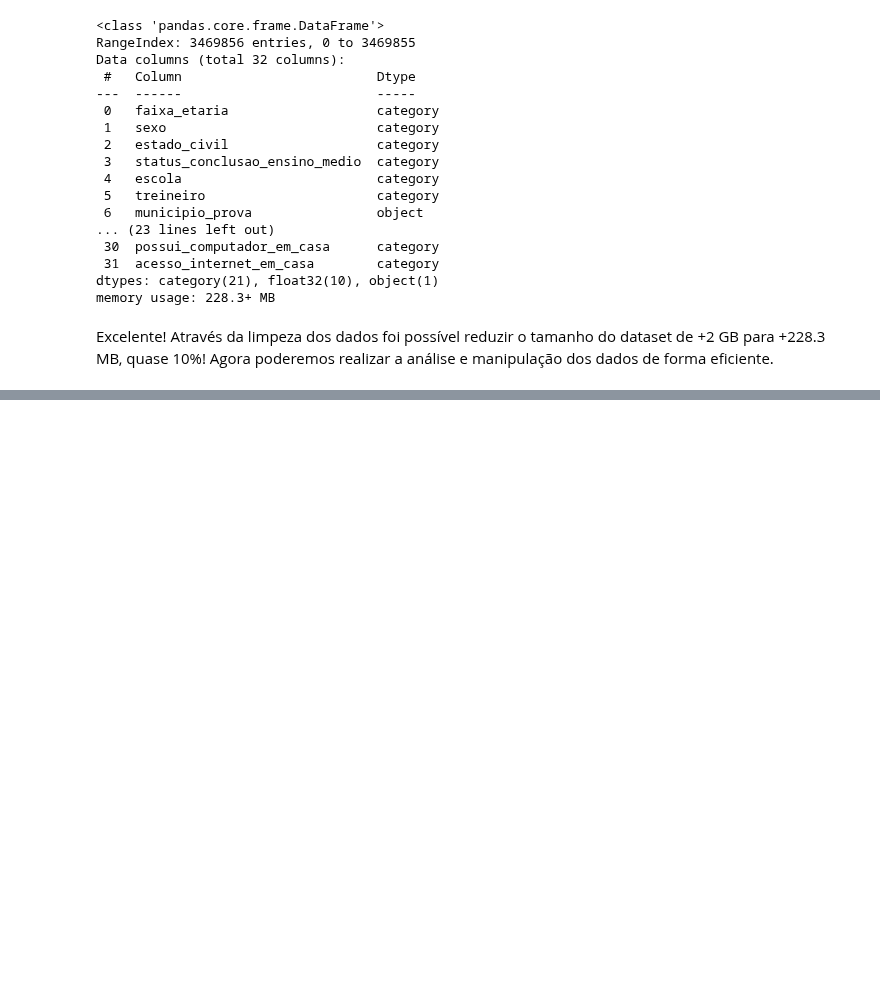
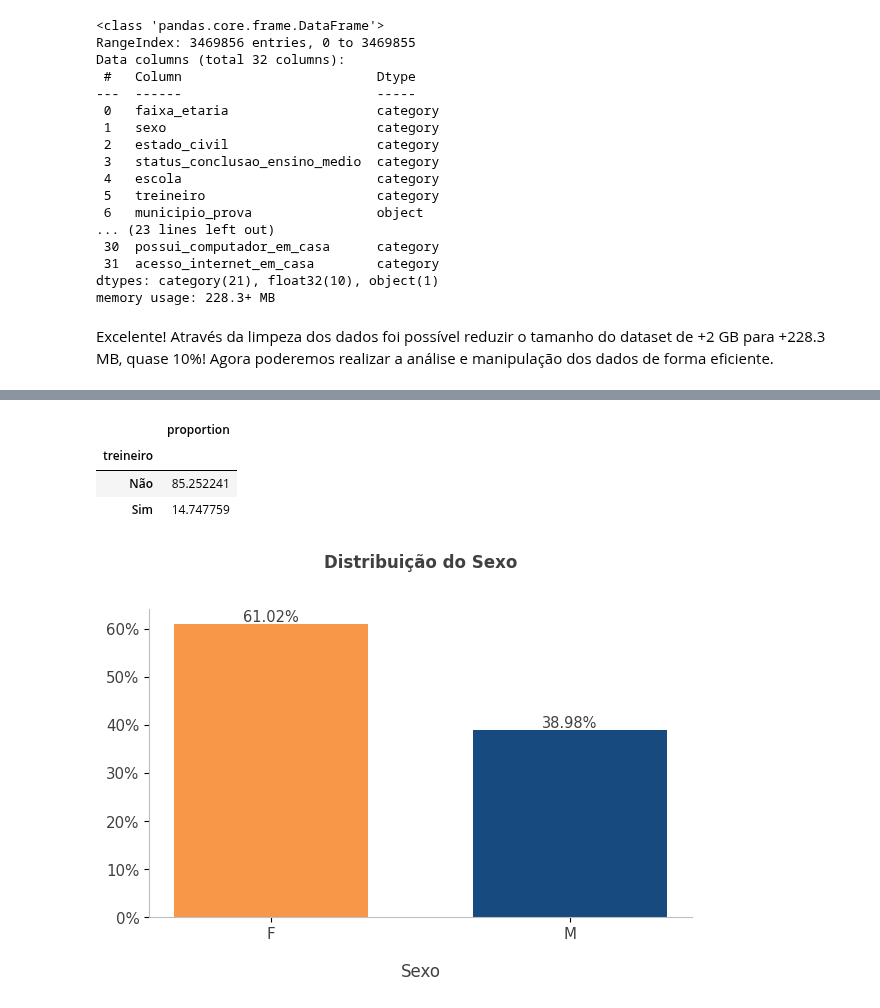
Before and after one commit to allmeidaapedro/Enem-Analysis, a Jupyter notebook: eda.ipynb, the cells around one changed output, grey strips where cells are left out. Drawn from its saved outputs; the diff is of its cells as text; code cells hidden in the pictures; blank space fills up the shorter version.

```diff
--- a/eda.ipynb
+++ b/eda.ipynb
@@ -507,0 +652,28 @@ Excelente! Através da limpeza dos dados foi possível reduzir o tamanho do data
+# %%
+(df['treineiro'].value_counts(normalize=True) * 100).to_frame()
+# %% [output]
+|  | proportion |
+| treineiro |  |
+| Não | 85.252241 |
+| Sim | 14.747759 |
+# %%
+# Grouping the data by sex.
+sex_grouped = df.groupby(['sexo'])[['sexo']].count().rename(columns={'sexo': 'count'}).reset_index().sort_values(by=['count'], ascending=False)
+sex_grouped['pct'] = round(sex_grouped['count'] / np.sum(sex_grouped['count']) * 100, 2)
+
+# Plotting and customizing.
+fig, ax = plt.subplots(figsize=(7, 4))
+bars = ax.bar(x=sex_grouped['sexo'], height=sex_grouped['pct'], color=[LARANJA1, AZUL1], width=0.65)
+for bar, pct in zip(bars, sex_grouped['pct']):
+    ax.text(bar.get_x() + bar.get_width() / 2, bar.get_height() + 0.5, f'{pct}%', ha='center', color=CINZA2, fontsize=10.5)
+ax.set_title('Distribuição do Sexo', color=CINZA2, fontweight='bold', fontsize=12, pad=30)
+ax.set_xlabel('Sexo', labelpad=15, color=CINZA2, fontsize=12)
+ax.set_xticks(ticks=sex_grouped['sexo'], labels=sex_grouped['sexo'], color=CINZA2, fontsize=10.8)
+ax.set_yticks(ticks=np.arange(0, 61, 10), labels=['0%', '10%', '20%', '30%', '40%', '50%', '60%'] , color=CINZA2, fontsize=10.8)
+ax.spines['top'].set_visible(False)
+ax.spines['right'].set_visible(False)
+ax.spines['left'].set_color(CINZA9)
+ax.spines['bottom'].set_color(CINZA9)
+plt.show()
+# %% [output]
+[figure, added]
```
Also changed, not shown: parts of 28 cells of this notebook.
